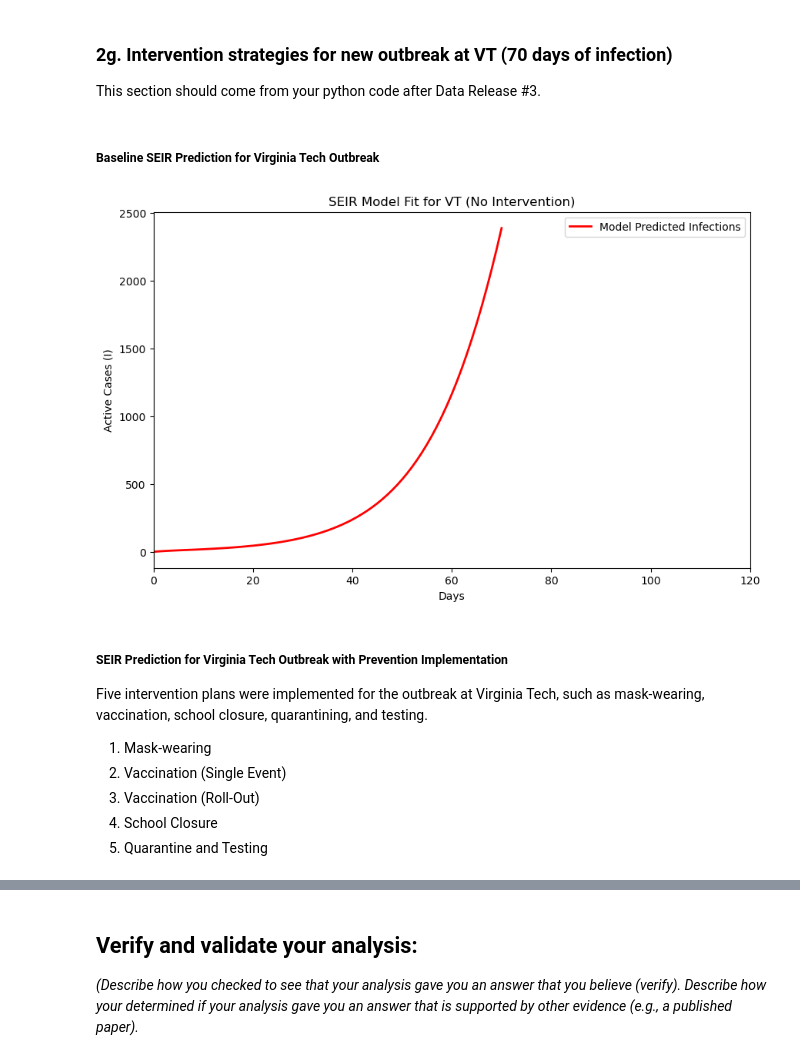
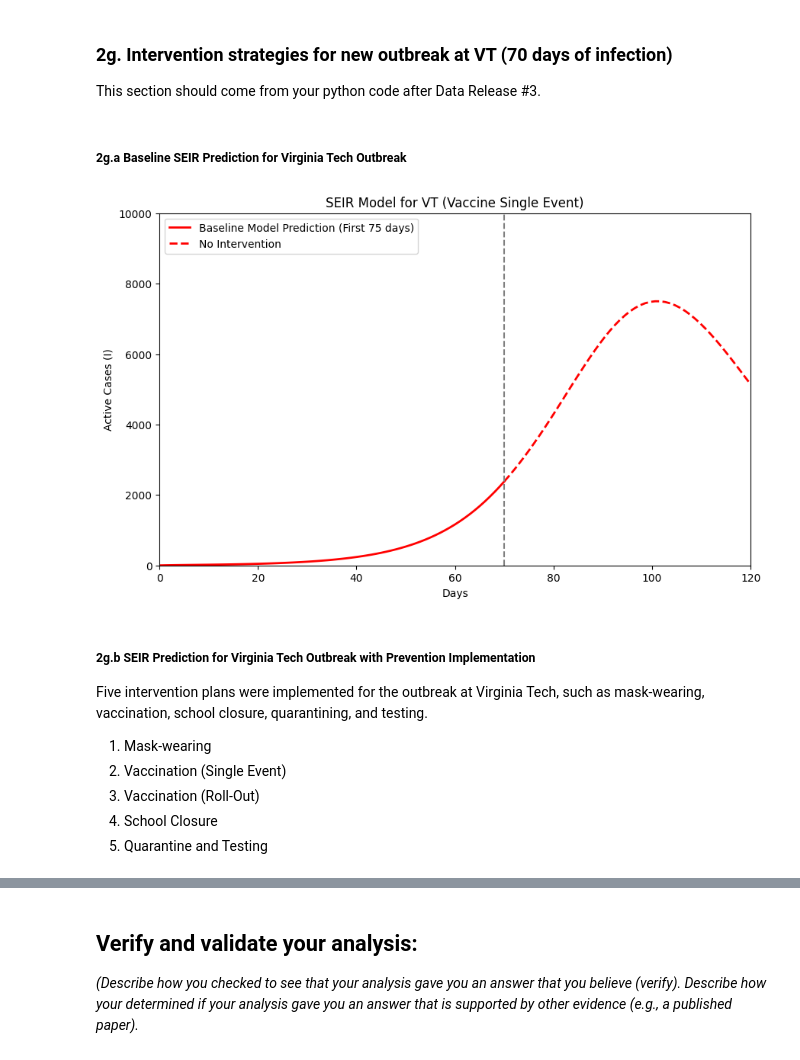
Before and after one commit to ktt920/Module-2-Epidemics-SIR-Modeling, a Jupyter notebook: Notebook examples/Template_student_final_notebook.ipynb, the cells around one changed output, grey strips where cells are left out. Saved outputs shown, nothing was run; the diff lists cells and outputs as text; code cells hidden in the pictures.

```diff
--- a/Notebook examples/Template_student_final_notebook.ipynb
+++ b/Notebook examples/Template_student_final_notebook.ipynb
@@ -516,33 +516,45 @@ Relative Error for Date: 10.975609756097562
 ### 2g. Intervention strategies for new outbreak at VT (70 days of infection)
 This section should come from your python code after Data Release #3.
 # %% [markdown]
-##### Baseline SEIR Prediction for Virginia Tech Outbreak
+##### 2g.a Baseline SEIR Prediction for Virginia Tech Outbreak
 # %%
-# Mask Wearing
+# Baseline SEIR Prediction for Virginia Tech Outbreak
 
+# VT Initial Conditions
 N = 39000 # Population Size of Population at Risk (VT Population)
 E0 = 30 # Assumption
 I0 = 1 # Given by Data
 R0 = 0 # No one recovered yet on day 1
 S0 = N - (E0 + I0 + R0)
 
-# (b_opt, s_opt, g_opt, min_sse these are the parameters for our model in UVA)
-# We use a longer range (e.g., 150 days) to see the full peak and decline
+# (Day 0-70) Model the baseline progression up to 70th day.
 S_fit, E_fit, I_fit, R_fit = SEIR(b_opt, s_opt, g_opt, S0, E0, I0, R0, 70, N)
+days_original = np.linspace(0, 70)
 
+# (Day 70-120) No Intervention
+S_fit_ni, E_fit_ni, I_fit_ni, R_fit_ni = SEIR(b_opt , s_opt, g_opt, S_fit[-1], E_fit[-1], I_fit[-1], R_fit[-1], 49, N)
+days_ni = np.linspace(70, 120, len(I_fit_ni))
+
+# Plotting model
 plt.figure(figsize=(10, 6))
-# Plot the model results (same model at UVA)
-plt.plot(I_fit, label='Model Predicted Infections', color='red', linewidth=2)
-plt.title('SEIR Model Fit for VT (No Intervention)')
+# Plot the model progression for the day 0-70
+plt.plot(I_fit, label='Baseline Model Prediction (First 75 days)', color='red', linewidth=2)
+# Model plot for No Intervention
+plt.plot(days_ni,I_fit_ni, label='No Intervention', color='red',linestyle='--', linewidth=2)
+#Draw a vertical graph dash line to mark when intervention campaigns starts
+plt.axvline(x=70, color='gray', linestyle='--')
+# Label graph wth correct axes and appropiate title
+plt.title('SEIR Model for VT (Vaccine Single Event)')
 plt.xlim(0,120) #Make the graph go from day 0 to day 120
+plt.ylim(0,10000) #Make the y range of the graph consistent between all interventions
 plt.xlabel('Days')
 plt.ylabel('Active Cases (I)')
 plt.legend()
 plt.show()
 # %% [output]
-[figure, old version]
+[figure, new version]
 # %% [markdown]
-##### SEIR Prediction for Virginia Tech Outbreak with Prevention Implementation
+##### 2g.b SEIR Prediction for Virginia Tech Outbreak with Prevention Implementation
 Five intervention plans were implemented for the outbreak at Virginia Tech, such as mask-wearing, vaccination, school closure, quarantining, and testing.
 
 1. Mask-wearing
```
Also changed, not shown: parts of 14 cells of this notebook.
